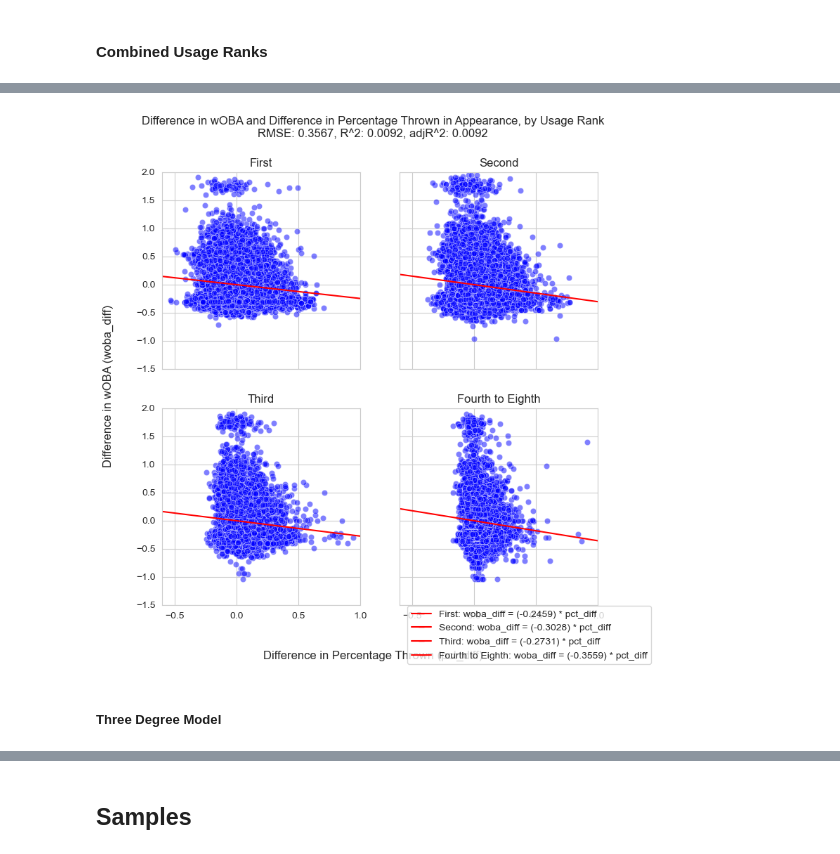
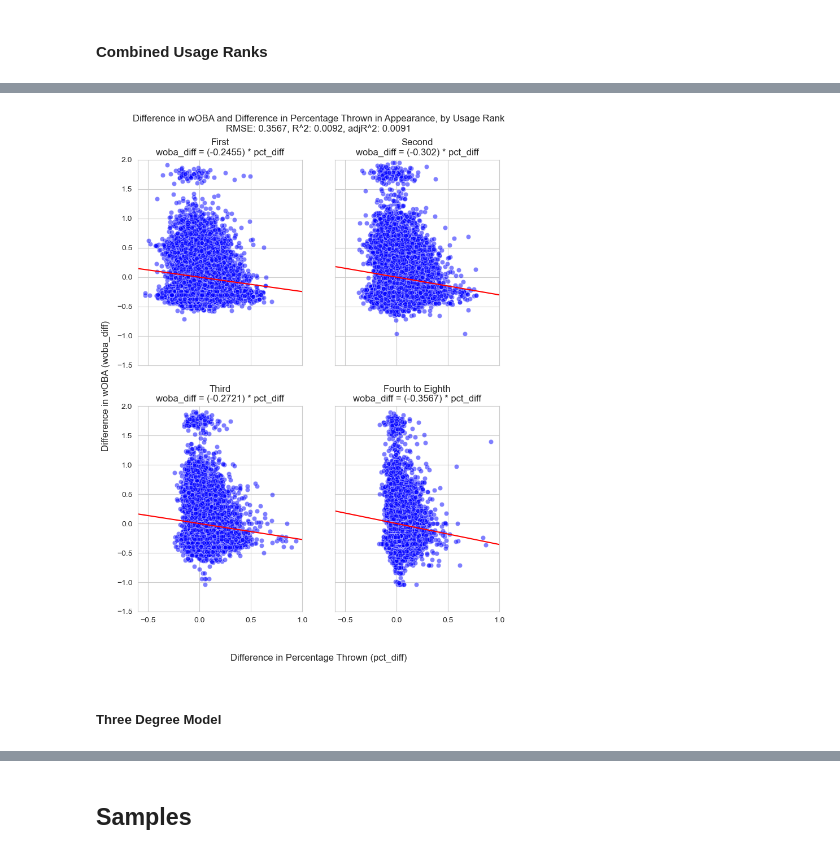
Before and after one commit to jackhinde/OptimizingPitchMix, a Jupyter notebook: PitchUseAndPerformance.ipynb, the cells around one changed output, grey strips where cells are left out. Drawn from its saved outputs; the diff is of its cells as text; code cells hidden in the pictures.

```diff
--- a/PitchUseAndPerformance.ipynb
+++ b/PitchUseAndPerformance.ipynb
@@ -1826,7 +1838,7 @@ adj_r_squared: 0.0092
 # %%
 sns.set_style("whitegrid");
 
-f, ax = plt.subplots(2, 2, figsize=(8, 8), sharex=True, sharey=True)
+f, ax = plt.subplots(2, 2, figsize=(8, 10), sharex=True, sharey=True)
 sns.scatterplot(x='pct_diff', y='woba_diff', color='blue', alpha=0.5, data=appearances[(appearances['is_second'] == 0) &
                                                                                        (appearances['is_third'] == 0) &
                                                                                        (appearances['is_fourth_to_eighth'] == 0)], ax=ax[0, 0]);
@@ -1838,48 +1850,41 @@ x_values = np.linspace(-1, 1, 1000)
 y_values_first = outputs_appuc1[1] * x_values
 y_values_second = (outputs_appuc1[1] + outputs_appuc1[2]) * x_values
 y_values_third = (outputs_appuc1[1] + outputs_appuc1[3]) * x_values
 y_values_fourth_to_eighth = (outputs_appuc1[1] + outputs_appuc1[4]) * x_values
 
 sns.lineplot(x=x_values, y=y_values_first, color='red', ax=ax[0, 0]);
 sns.lineplot(x=x_values, y=y_values_second, color='red', ax=ax[0, 1]);
 sns.lineplot(x=x_values, y=y_values_third, color='red', ax=ax[1, 0]);
 sns.lineplot(x=x_values, y=y_values_fourth_to_eighth, color='red', ax=ax[1, 1]);
 
-ax[0, 0].set_title("First");
-ax[0, 1].set_title("Second");
-ax[1, 0].set_title("Third");
-ax[1, 1].set_title("Fourth to Eighth");
+ax[0, 0].set_title(f"First\nwoba_diff = ({round(outputs_appuc1[1], 4)}) * pct_diff");
+ax[0, 1].set_title(f"Second\nwoba_diff = ({round((outputs_appuc1[1] + outputs_appuc1[2]), 4)}) * pct_diff");
+ax[1, 0].set_title(f"Third\nwoba_diff = ({round((outputs_appuc1[1] + outputs_appuc1[3]), 4)}) * pct_diff");
+ax[1, 1].set_title(f"Fourth to Eighth\nwoba_diff = ({round((outputs_appuc1[1] + outputs_appuc1[4]), 4)}) * pct_diff");
 
 for i in range(0, 2):
     for j in range(0, 2):
         ax[i, j].set_xlim(left=-0.6, right=1);
         ax[i, j].set_ylim(bottom=-1.5, top=2);
 
 # set title
 f.suptitle(f"Difference in wOBA and Difference in Percentage Thrown in Appearance, by Usage Rank\nRMSE: {round(outputs_appuc1[5], 4)}, R^2: {round(outputs_appuc1[6], 4)}, adjR^2: {round(outputs_appuc1[7], 4)}");
 # set x-axis label
 f.supxlabel("Difference in Percentage Thrown (pct_diff)");
 # set y-axis label
 f.supylabel("Difference in wOBA (woba_diff)");
 for i in range(0, 2):
     for j in range(0, 2):
         # set x-axis label
         ax[i, j].set_xlabel("");
         # set y-axis label
         ax[i, j].set_ylabel("");
 
-legend_label_first = f"First: woba_diff = ({round(outputs_appuc1[1], 4)}) * pct_diff"
-legend_label_second = f"Second: woba_diff = ({round((outputs_appuc1[1] + outputs_appuc1[2]), 4)}) * pct_diff"
-legend_label_third = f"Third: woba_diff = ({round((outputs_appuc1[1] + outputs_appuc1[3]), 4)}) * pct_diff"
-legend_label_fourth_to_eighth = f"Fourth to Eighth: woba_diff = ({round((outputs_appuc1[1] + outputs_appuc1[4]), 4)}) * pct_diff"
-f.legend(handles=[Line2D([], [], marker='_', color='red', label=legend_label_first),
-                  Line2D([], [], marker='_', color='red', label=legend_label_second),
-                  Line2D([], [], marker='_', color='red', label=legend_label_third),
-                  Line2D([], [], marker='_', color='red', label=legend_label_fourth_to_eighth)], loc=4);
+f.subplots_adjust(left=0.1, bottom=0.1, right=0.9, top=0.9, wspace=0.2, hspace=0.2);
 # %% [output]
-[figure, old version]
+[figure, new version]
-# %% [markdown]
-##### Three Degree Model
+# %% [markdown]
+##### Three Degree Model
 # %%
 columns = ['pct_diff', 'is_second', 'is_third', 'is_fourth_to_eighth']
 outputs_appuc3 = fit_regression_model_degree_three(appearances, columns, 'woba_diff')
```
Also changed, not shown: parts of 155 cells of this notebook.
